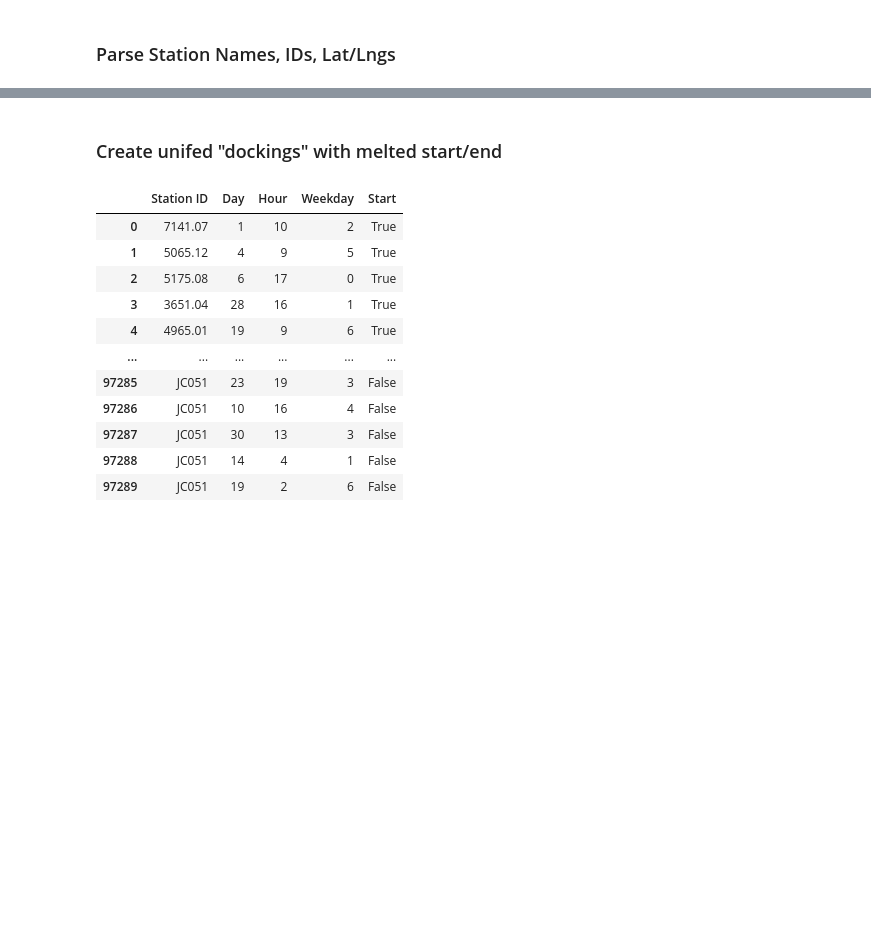
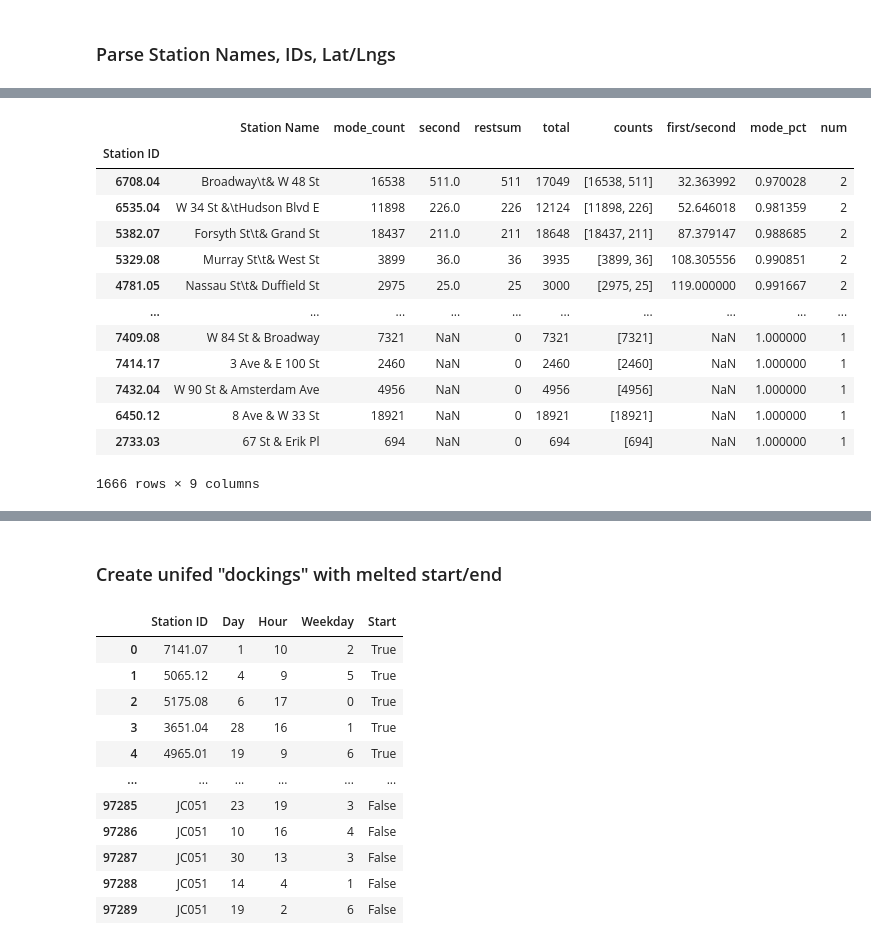
Before and after one commit to neighbor-ryan/ctbk.dev, a Jupyter notebook: station-counts.ipynb, the cells around one changed output, grey strips where cells are left out. Drawn from its saved outputs; the diff is of its cells as text; code cells hidden in the pictures; blank space fills up the shorter version.

```diff
--- a/station-counts.ipynb
+++ b/station-counts.ipynb
@@ -36,0 +267,18 @@ array(['3125.09', 'Ocean Pkwy & Church Ave', 40.644719, -73.974515],
+# %%
+annotated_station_names = mode_sketch(names.to_frame(), 'Station Name')
+annotated_station_names
+# %% [output]
+|  | Station Name | mode_count | second | restsum | total | counts | first/second | mode_pct | num |
+| Station ID |  |  |  |  |  |  |  |  |  |
+| 6708.04 | Broadway\t& W 48 St | 16538 | 511.0 | 511 | 17049 | [16538, 511] | 32.363992 | 0.970028 | 2 |
+| 6535.04 | W 34 St &\tHudson Blvd E | 11898 | 226.0 | 226 | 12124 | [11898, 226] | 52.646018 | 0.981359 | 2 |
+| 5382.07 | Forsyth St\t& Grand St | 18437 | 211.0 | 211 | 18648 | [18437, 211] | 87.379147 | 0.988685 | 2 |
+| 5329.08 | Murray St\t& West St | 3899 | 36.0 | 36 | 3935 | [3899, 36] | 108.305556 | 0.990851 | 2 |
+| 4781.05 | Nassau St\t& Duffield St | 2975 | 25.0 | 25 | 3000 | [2975, 25] | 119.000000 | 0.991667 | 2 |
+| ... | ... | ... | ... | ... | ... | ... | ... | ... | ... |
+| 7409.08 | W 84 St & Broadway | 7321 | NaN | 0 | 7321 | [7321] | NaN | 1.000000 | 1 |
+| 7414.17 | 3 Ave & E 100 St | 2460 | NaN | 0 | 2460 | [2460] | NaN | 1.000000 | 1 |
+| 7432.04 | W 90 St & Amsterdam Ave | 4956 | NaN | 0 | 4956 | [4956] | NaN | 1.000000 | 1 |
+| 6450.12 | 8 Ave & W 33 St | 18921 | NaN | 0 | 18921 | [18921] | NaN | 1.000000 | 1 |
+| 2733.03 | 67 St & Erik Pl | 694 | NaN | 0 | 694 | [694] | NaN | 1.000000 | 1 |
+1666 rows × 9 columns
```
Also changed, not shown: parts of 36 cells of this notebook, 3 other files.
